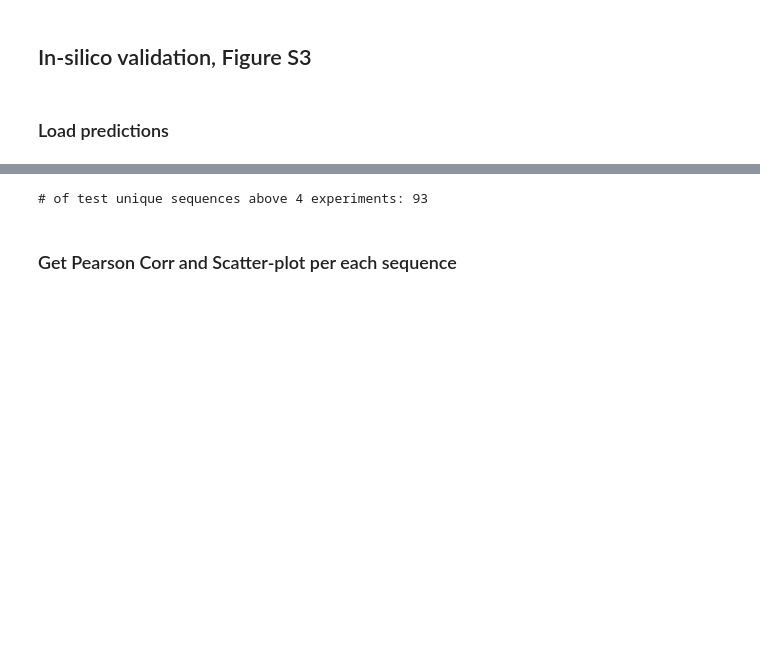
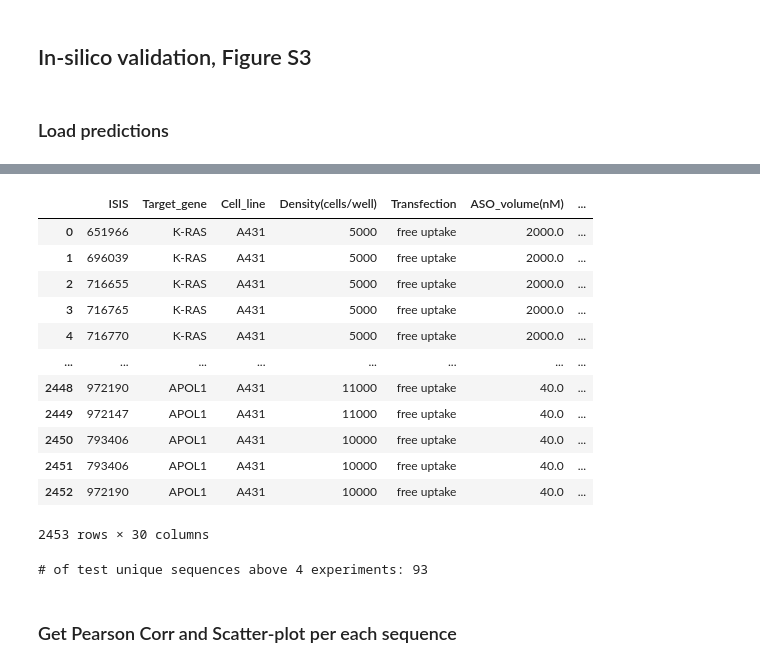
Before and after one commit to barneyhill/ASOptimizer, a Jupyter notebook: chemical_engineering/ASOptimizer.ipynb, the cells around one changed output, grey strips where cells are left out. Saved outputs shown, nothing was run; the diff lists cells and outputs as text; code cells hidden in the pictures; blank space fills up the shorter version.

```diff
--- a/chemical_engineering/ASOptimizer.ipynb
+++ b/chemical_engineering/ASOptimizer.ipynb
@@ -118,11 +112,27 @@ insilico_path = './insilico/'
 
 df_pred = pd.read_csv(insilico_path +'predictions.csv' , encoding='cp949')
 df_smiles = pd.read_csv(insilico_path +'smiles.csv' , encoding='cp949')
-df_exp = pd.read_csv(insilico_path +'information.csv' , encoding='cp949')
+df_exp = pd.read_csv(insilico_path +'information_v2.csv' , encoding='cp949')
 # df_exp.rename({'ISIS':'ids'},axis=1,inplace=True)
 
 df_train = pd.read_csv(insilico_path +'train_set_info.csv' , encoding='cp949')
 df_test = pd.read_csv(insilico_path +'test_set_info.csv' , encoding='cp949')
+# %%
+df_exp
+# %% [output]
+|  | ISIS | Target_gene | Cell_line | Density(cells/well) | Transfection | ASO_volume(nM) | ... |
+| 0 | 651966 | K-RAS | A431 | 5000 | free uptake | 2000.0 | ... |
+| 1 | 696039 | K-RAS | A431 | 5000 | free uptake | 2000.0 | ... |
+| 2 | 716655 | K-RAS | A431 | 5000 | free uptake | 2000.0 | ... |
+| 3 | 716765 | K-RAS | A431 | 5000 | free uptake | 2000.0 | ... |
+| 4 | 716770 | K-RAS | A431 | 5000 | free uptake | 2000.0 | ... |
+| ... | ... | ... | ... | ... | ... | ... | ... |
+| 2448 | 972190 | APOL1 | A431 | 11000 | free uptake | 40.0 | ... |
+| 2449 | 972147 | APOL1 | A431 | 11000 | free uptake | 40.0 | ... |
+| 2450 | 793406 | APOL1 | A431 | 10000 | free uptake | 40.0 | ... |
+| 2451 | 793406 | APOL1 | A431 | 10000 | free uptake | 40.0 | ... |
+| 2452 | 972190 | APOL1 | A431 | 10000 | free uptake | 40.0 | ... |
+2453 rows × 30 columns
 # %%
 rank_ISIS=np.array(list(set(df_pred['ids'].values)))
 train_ISIS = np.array(list(set(list(set(df_train['front_id'].values))+list(set(df_train['back_id'].values)))))
```
Also changed, not shown: parts of 5 cells of this notebook, 2 other files.
